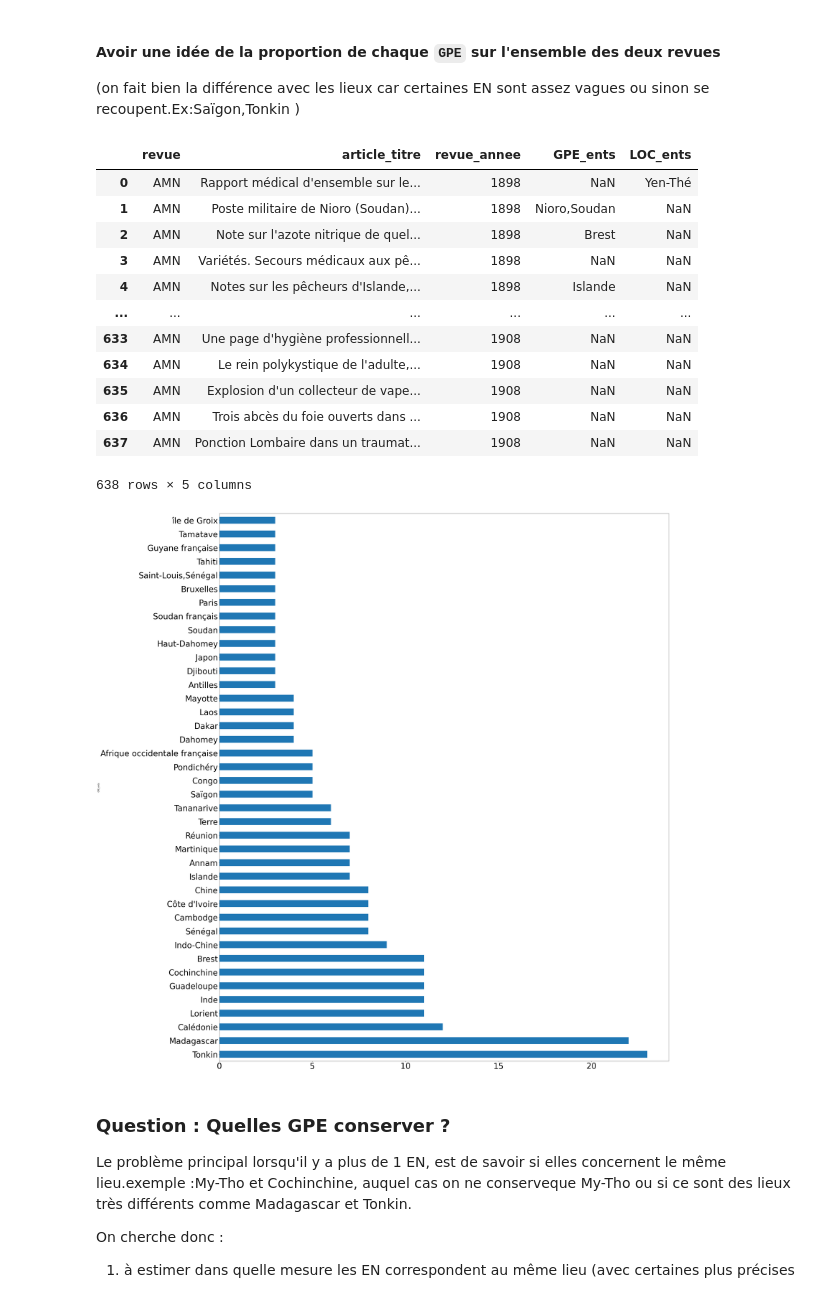
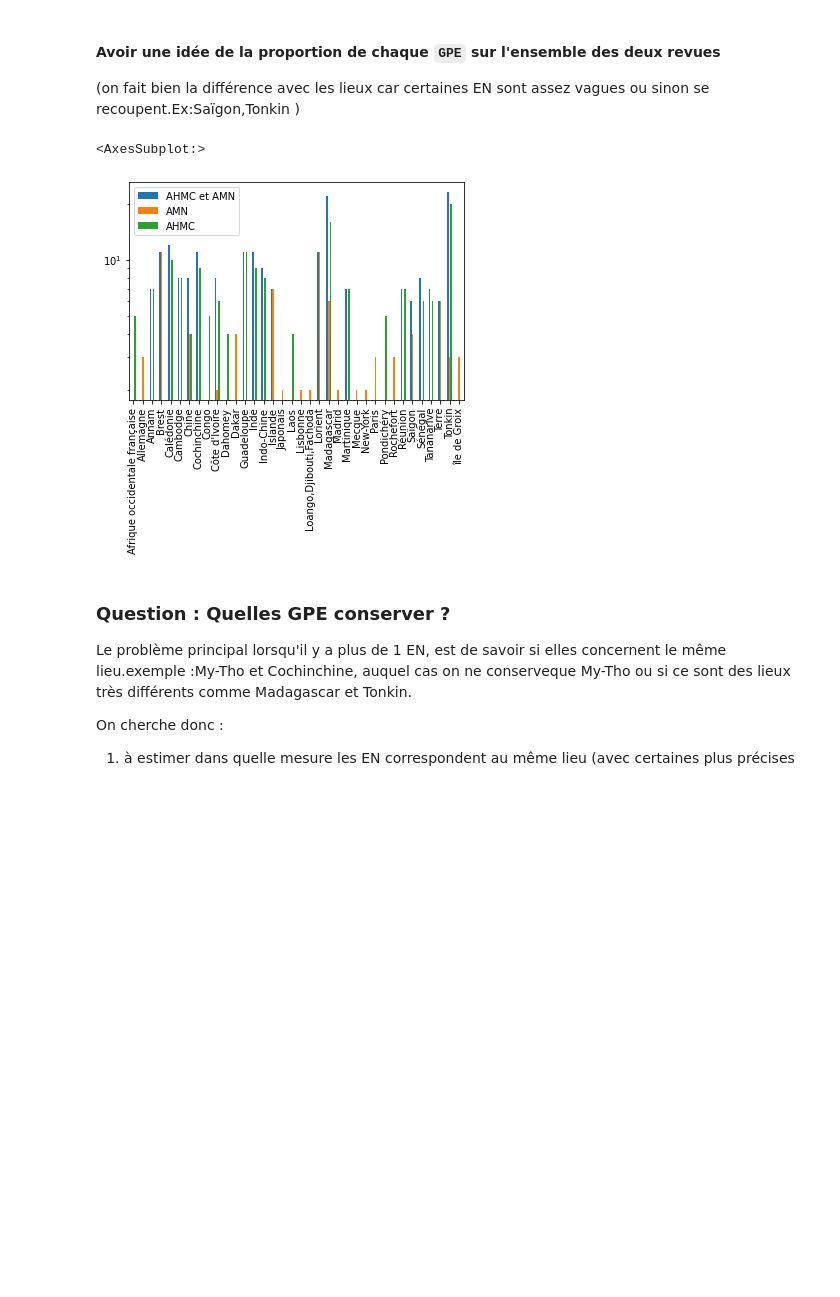
Before and after one commit to LilyG98/MappingJournals, a Jupyter notebook: data/3-Préparation-Cordonnees-AHMCAMN-QGIS.ipynb, the cells around one changed output. Saved outputs shown, nothing was run; the diff lists cells and outputs as text; code cells hidden in the pictures; blank space fills up the shorter version.

```diff
--- a/data/3-Préparation-Cordonnees-AHMCAMN-QGIS.ipynb
+++ b/data/3-Préparation-Cordonnees-AHMCAMN-QGIS.ipynb
@@ -152,39 +156,18 @@ df_AMN_AHMC_GPE.loc[df_AMN_AHMC_GPE[0].notnull()].groupby(by=0).sum()
 #### Avoir une idée de la proportion de chaque `GPE` sur l'ensemble des deux revues
 (on fait bien la différence avec les lieux car certaines EN sont assez vagues  ou sinon se recoupent.Ex:Saïgon,Tonkin )
 # %%
-TopGPEAMN2plot=df_AMN_GPELOC.groupby(by="GPE_ents").count()["article_titre"].sort_values(ascending=False).head(40)
-TopGPE_AMN_AHMC2plot = df_AMN_AHMC_GPELOC.groupby(by="GPE_ents").count()["article_titre"].sort_values(ascending=False).head(40)
-TopGPE_AHMC2plot = df_AHMC_GPELOC.groupby(by="GPE_ents").count()["article_titre"].sort_values(ascending=False).head(40)
+TopGPEAMN2plot=df_AMN_GPELOC.groupby(by="GPE_ents").count()["article_titre"].sort_values(ascending=False).head(20)
+TopGPE_AMN_AHMC2plot = df_AMN_AHMC_GPELOC.groupby(by="GPE_ents").count()["article_titre"].sort_values(ascending=False).head(20)
+TopGPE_AHMC2plot = df_AHMC_GPELOC.groupby(by="GPE_ents").count()["article_titre"].sort_values(ascending=False).head(20)
 
+TOPmerged=pd.DataFrame({"AHMC et AMN":TopGPE_AMN_AHMC2plot,"AMN":TopGPEAMN2plot,"AHMC":TopGPE_AHMC2plot})
+plot=TOPmerged.plot.bar(logy=True)
+plot.get_figure().savefig("./output_finaux/images/Top20lieux.png")
 
-ax=TopGPEAMN2plot.plot.barh(figsize=(40,50),fontsize=40)
-TopGPE_AHMC2plot.plot.barh(ax=ax,figsize=(40,50),fontsize=40)
-TopGPE_AMN_AHMC2plot.plot.barh(ax=ax,figsize=(40,50),fontsize=40)
-
-df_AMN_GPELOC
-# fig = plt.figure()
-
-# for frame in [newdf, newdf2, newdf3, newdf4, newdf5]:
-#     plt.plot(frame['Time'], frame['Data'])
-
-# plt.xlim(0,18000)
-# plt.ylim(0,30)
-# plt.show()
+plot
 # %% [output]
-|  | revue | article_titre | revue_annee | GPE_ents | LOC_ents |
-| 0 | AMN | Rapport médical d'ensemble sur le... | 1898 | NaN | Yen-Thé |
-| 1 | AMN | Poste militaire de Nioro (Soudan)... | 1898 | Nioro,Soudan | NaN |
-| 2 | AMN | Note sur l'azote nitrique de quel... | 1898 | Brest | NaN |
-| 3 | AMN | Variétés. Secours médicaux aux pê... | 1898 | NaN | NaN |
-| 4 | AMN | Notes sur les pêcheurs d'Islande,... | 1898 | Islande | NaN |
-| ... | ... | ... | ... | ... | ... |
-| 633 | AMN | Une page d'hygiène professionnell... | 1908 | NaN | NaN |
-| 634 | AMN | Le rein polykystique de l'adulte,... | 1908 | NaN | NaN |
-| 635 | AMN | Explosion d'un collecteur de vape... | 1908 | NaN | NaN |
-| 636 | AMN | Trois abcès du foie ouverts dans ... | 1908 | NaN | NaN |
-| 637 | AMN | Ponction Lombaire dans un traumat... | 1908 | NaN | NaN |
-638 rows × 5 columns
+<AxesSubplot:>
-[figure, old version]
+[figure, new version]
 # %%
 df_AMN_AHMC_GPE=df_AMN_AHMC_GPE.rename(columns={0:"GPE0",1:"GPE1",2:"GPE2",3:"GPE3",4:"GPE4"})
 # df_AMN_AHMC_GPE
```
Also changed, not shown: parts of 14 cells of this notebook, 3 other files.
